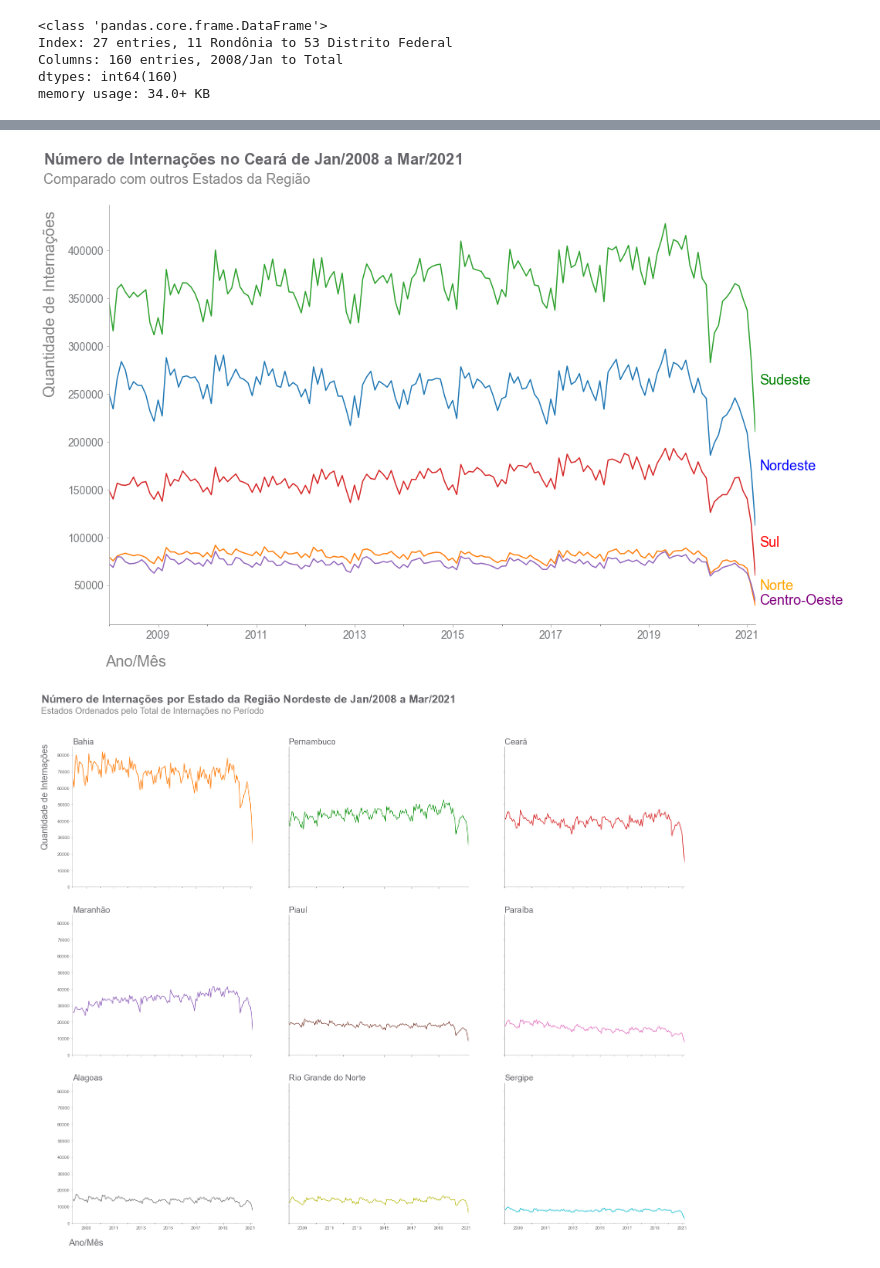
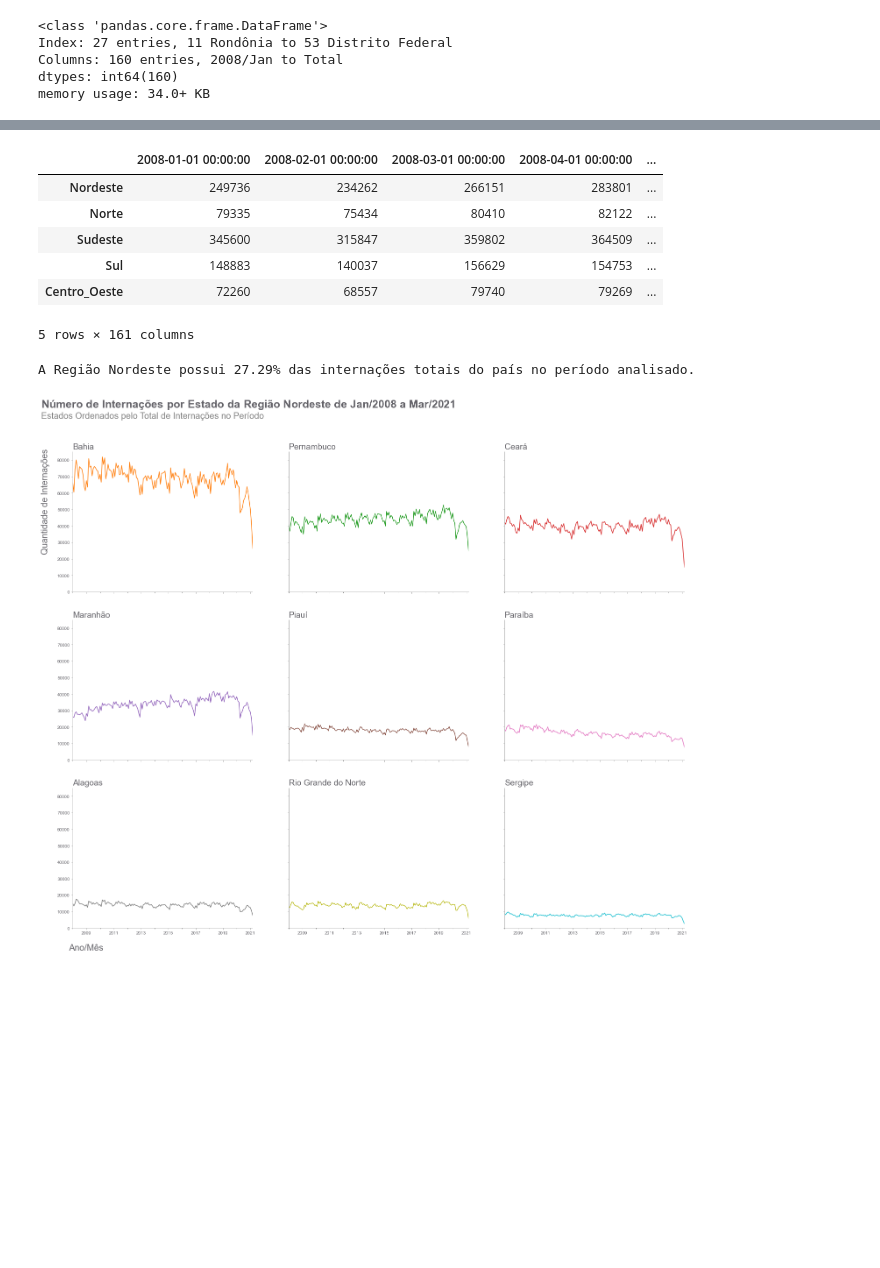
Before and after one commit to diascarolina/healthcare-analysis, a Jupyter notebook: notebooks/projeto-modulo1.ipynb, the cells around one changed output, grey strips where cells are left out. Saved outputs shown, nothing was run; the diff lists cells and outputs as text; code cells hidden in the pictures; blank space fills up the shorter version.

```diff
--- a/notebooks/projeto-modulo1.ipynb
+++ b/notebooks/projeto-modulo1.ipynb
@@ -247,38 +305,19 @@ internas.head()
-# %%
-#ax = plt.figure(figsize = (18, 12))
-
-ax = internas.plot(figsize = (15, 10))
-
-ax.tick_params(color = 'darkgrey', bottom = 'off')
-ax.spines['bottom'].set_color('darkgrey')
-ax.spines['left'].set_color('darkgrey')
-ax.spines['right'].set_visible(False)
-ax.spines['top'].set_visible(False)
-
-for i in ax.get_yticklabels() + ax.get_xticklabels():
-    i.set_fontsize(14)
-    i.set_color(GRAY5)
-
-
-plt.text(440, 490000, '$\\bf{Número\ de\ Internações\ no\ Ceará\ de\ Jan/2008\ a\ Mar/2021}$',
-         fontsize = 20, color = GRAY4)
-plt.text(440, 470000, 'Comparado com outros Estados da Região',
-         fontsize = 18, color = GRAY6)
-
-plt.text(440, 250000, 'Quantidade de Internações', fontsize = 20, rotation = 'vertical', color = GRAY6)
-plt.text(455, -35000, 'Ano/Mês', fontsize = 20, color = GRAY6)
-
-plt.text(615, 260000, 'Sudeste', fontsize = 18, color = 'green')
-plt.text(615, 170000, 'Nordeste', fontsize = 18, color = 'blue')
-plt.text(615, 90000, 'Sul', fontsize = 18, color = 'red')
-plt.text(615, 45000, 'Norte', fontsize = 18, color = 'orange')
-plt.text(615, 30000, 'Centro-Oeste', fontsize = 18, color = 'purple')
-
-ax.get_legend().remove()
-
-plt.show()
-# %% [output]
-[figure, removed]
+# %%
+internas['Soma'] = internas.sum(axis = 1)
+internas['Porcentagem'] = (internas['Soma'] / internas['Soma'].sum()) * 100
+internas
+# %% [output]
+|  | 2008-01-01 00:00:00 | 2008-02-01 00:00:00 | 2008-03-01 00:00:00 | 2008-04-01 00:00:00 | ... |
+| Nordeste | 249736 | 234262 | 266151 | 283801 | ... |
+| Norte | 79335 | 75434 | 80410 | 82122 | ... |
+| Sudeste | 345600 | 315847 | 359802 | 364509 | ... |
+| Sul | 148883 | 140037 | 156629 | 154753 | ... |
+| Centro_Oeste | 72260 | 68557 | 79740 | 79269 | ... |
+5 rows × 161 columns
+# %%
+print('A Região Nordeste possui {:.2f}% das internações totais do país no período analisado.'.format(internas['Porcentagem']['Nordeste']))
+# %% [output]
+A Região Nordeste possui 27.29% das internações totais do país no período analisado.
 # %%
 internacoes_nordeste = interns.loc[nordeste].sort_values(by = 'Total', ascending = False)
 internacoes_nordeste = internacoes_nordeste.drop('Total', axis = 1)
```
Also changed, not shown: parts of 116 cells of this notebook.
